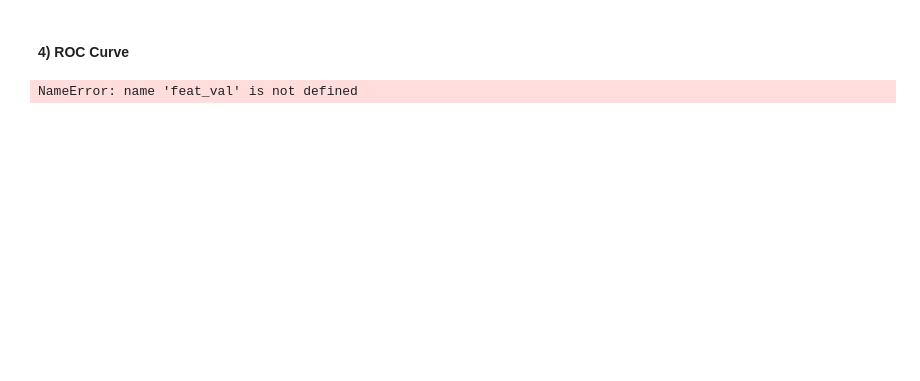
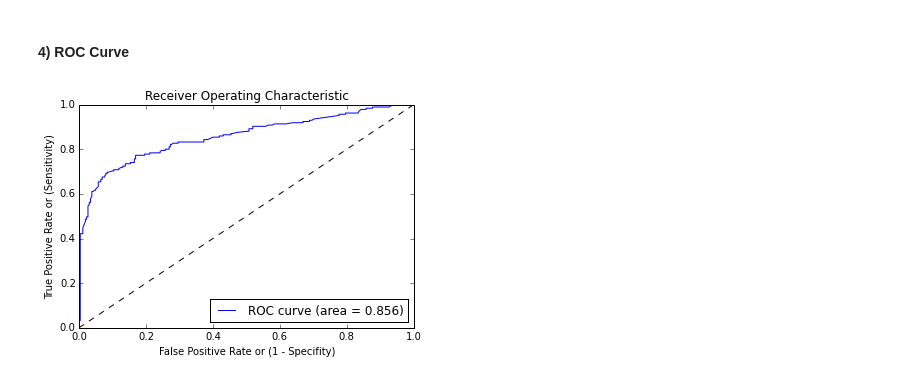
Before and after one commit to rdi28/DAT_SF_10, a Jupyter notebook: Midterm/Midtermv2.ipynb, the cells around one changed output. Cells and saved outputs as stored; diff of their text form; code cells hidden in the pictures; blank space fills up the shorter version.

```diff
--- a/Midterm/Midtermv2.ipynb
+++ b/Midterm/Midtermv2.ipynb
@@ -246,9 +322,16 @@ def plot_roc_curve(target_test, target_predicted_proba):
 # %%
 from sklearn.cross_validation import train_test_split
 
-train_feat, test_feat, train_target, test_target = train_test_split(feat_val, target_val, train_size=0.5)
+train_feat, test_feat, train_target, test_target = train_test_split(features, target, train_size=0.5)
-# %% [output]
-NameError: name 'feat_val' is not defined
+# %%
+train_feat = train_feat.astype(float)
+test_feat = test_feat.astype(float)
+train_target = train_target.astype(float)
+test_target = test_target.astype(float)
 # %%
 model_lr = LogisticRegression(C=1).fit(train_feat, train_target)
 target_predicted_proba = model_lr.predict_proba(test_feat)
+# %%
+plot_roc_curve(test_target, target_predicted_proba)
+# %% [output]
+[figure, added]
```
Also changed, not shown: parts of 21 cells of this notebook, 1 other file.
